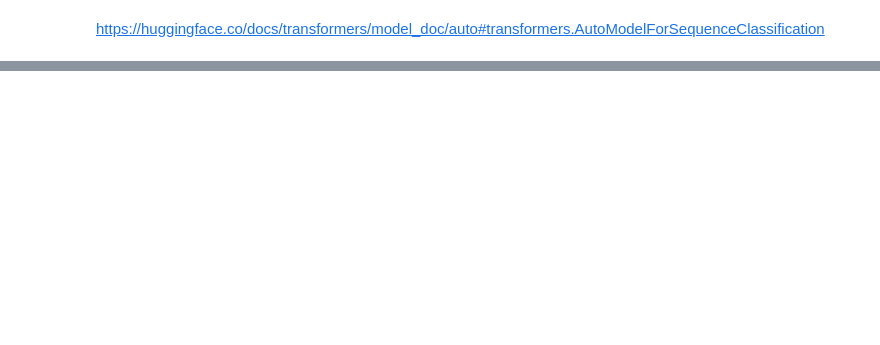
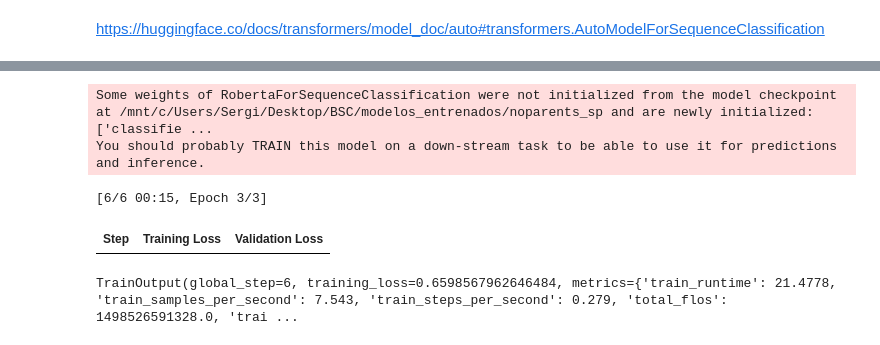
Before and after one commit to nlp4bia-bsc/KeyCARE, a Jupyter notebook: nbs/sketch_class.ipynb, the cells around one changed output, grey strips where cells are left out. Cells and saved outputs as stored; diff of their text form; code cells hidden in the pictures; blank space fills up the shorter version.

```diff
--- a/nbs/sketch_class.ipynb
+++ b/nbs/sketch_class.ipynb
@@ -111,0 +179,59 @@ weighted avg       0.83      0.83      0.83         6
+# %%
+import pandas as pd
+import torch
+from sklearn.preprocessing import MultiLabelBinarizer
+from transformers import AutoTokenizer, AutoModelForSequenceClassification, Trainer, TrainingArguments
+
+model_path = '/mnt/c/Users/Sergi/Desktop/BSC/modelos_entrenados/noparents_sp'
+tokenizer = AutoTokenizer.from_pretrained(model_path)
+model = AutoModelForSequenceClassification.from_pretrained(model_path, num_labels=4, problem_type="multi_label_classification")
+
+# Tokenize text data
+tokenized_data = tokenizer(list(traindata_head["text"]), truncation=True, padding=True, return_tensors="pt", max_length=512)
+
+# Convert labels to tensors
+label_strings = traindata_head["label"].values.tolist()
+label_strings = [[i] for i in label_strings]
+# Split the labels into a list
+mlb = MultiLabelBinarizer()
+labels = mlb.fit_transform(label_strings)
+# Convert labels to tensors
+labels = torch.tensor(labels, dtype=torch.float32)
+
+from torch.utils.data import DataLoader, TensorDataset
+
+dataset = TensorDataset(tokenized_data.input_ids, tokenized_data.attention_mask, labels)
+#train_loader = DataLoader(dataset, batch_size=32, shuffle=True)  # Adjust batch_size as needed
+
+training_args = TrainingArguments(
+    output_dir="./output",  # Output directory
+    num_train_epochs=3,     # Number of training epochs
+    per_device_train_batch_size=32,  # Batch size per device
+    evaluation_strategy="steps",  # Evaluate every steps
+    save_steps=500,  # Save checkpoint every 500 steps
+    save_total_limit=2,  # Only keep the last 2 checkpoints
+    load_best_model_at_end=True,  # Load the best model at the end of training
+)
+
+def collate_fn(batch):
+    return {
+        'input_ids': torch.stack([item[0] for item in batch]),
+        'attention_mask': torch.stack([item[1] for item in batch]),
+        'labels': torch.stack([item[2] for item in batch])
+    }
+
+trainer = Trainer(
+    model=model,
+    args=training_args,
+    data_collator=collate_fn,  # You can customize data collation if needed
+    train_dataset=dataset,
+)
+# %% [output]
+Some weights of RobertaForSequenceClassification were not initialized from the model checkpoint at /mnt/c/Users/Sergi/Desktop/BSC/modelos_entrenados/noparents_sp and are newly initialized: ['classifie ...
+You should probably TRAIN this model on a down-stream task to be able to use it for predictions and inference.
+# %%
+trainer.train()
+# %% [output]
+[6/6 00:15, Epoch 3/3]
+| Step | Training Loss | Validation Loss |
+TrainOutput(global_step=6, training_loss=0.6598567962646484, metrics={'train_runtime': 21.4778, 'train_samples_per_second': 7.543, 'train_steps_per_second': 0.279, 'total_flos': 1498526591328.0, 'trai ...
```
Also changed, not shown: parts of 34 cells of this notebook, 17 other files.
